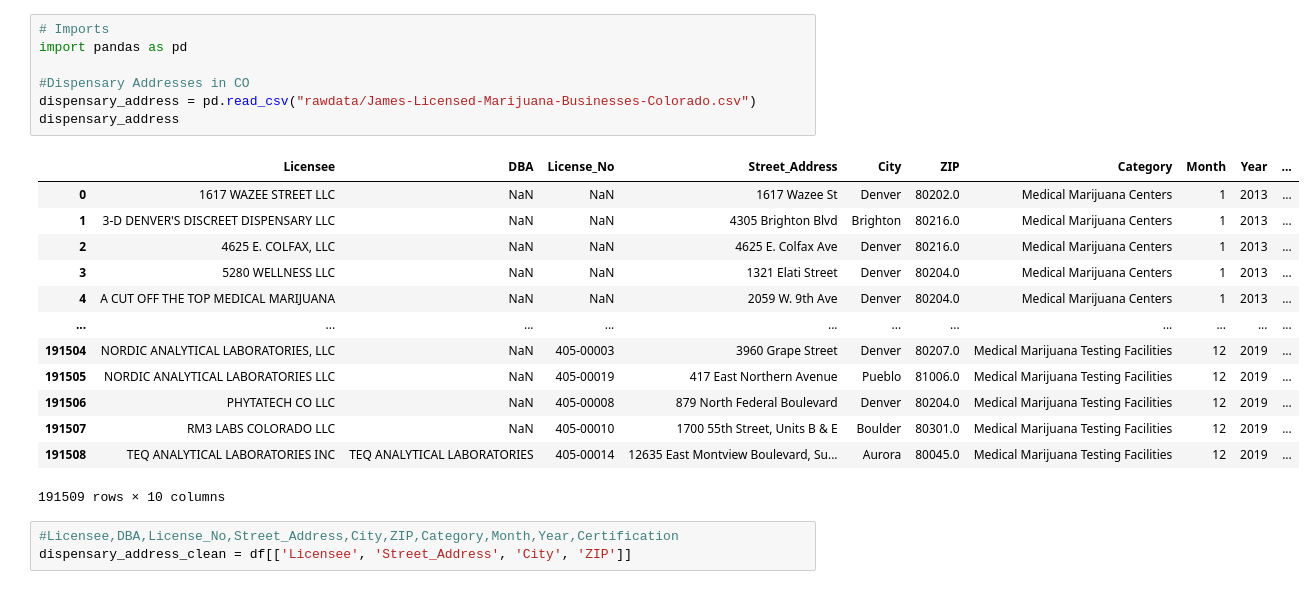
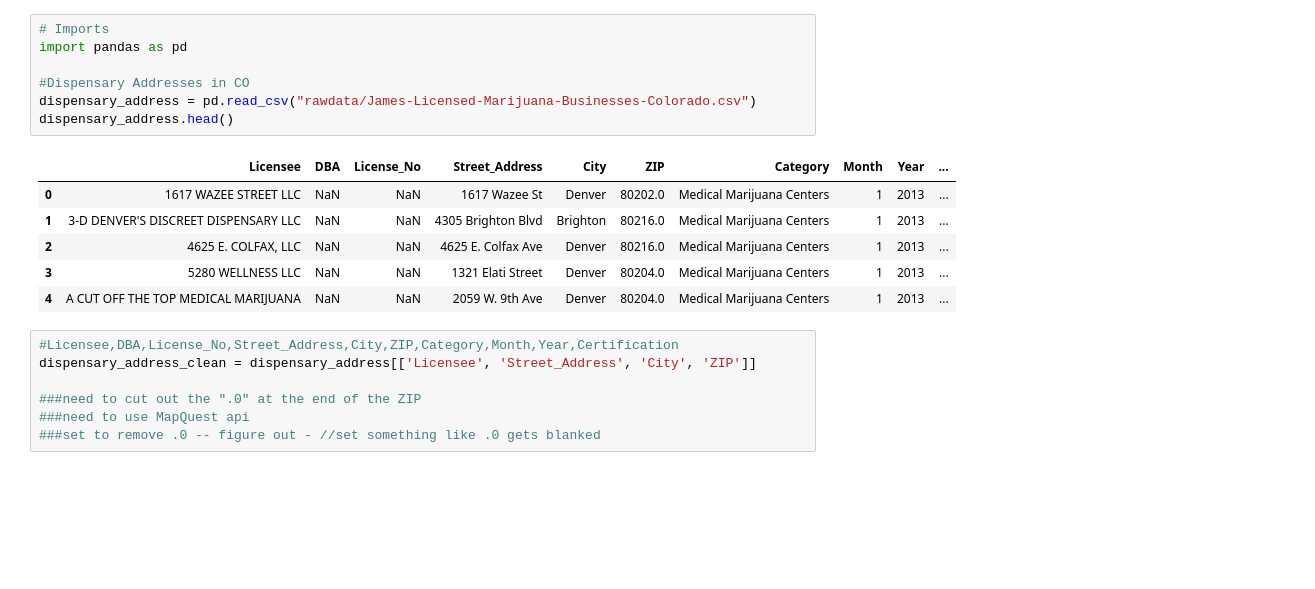
Before and after one commit to jtmcginley123/project-one, a Jupyter notebook: data/james_cleaning.ipynb, the cells around one changed output. Cells and saved outputs as stored; diff of their text form; blank space fills up the shorter version.

```diff
--- a/data/james_cleaning.ipynb
+++ b/data/james_cleaning.ipynb
@@ -1,25 +1,22 @@
 # %%
 # Imports
 import pandas as pd
 
 #Dispensary Addresses in CO
 dispensary_address = pd.read_csv("rawdata/James-Licensed-Marijuana-Businesses-Colorado.csv")
-dispensary_address
+dispensary_address.head()
 # %% [output]
 |  | Licensee | DBA | License_No | Street_Address | City | ZIP | Category | Month | Year | ... |
 | 0 | 1617 WAZEE STREET LLC | NaN | NaN | 1617 Wazee St | Denver | 80202.0 | Medical Marijuana Centers | 1 | 2013 | ... |
 | 1 | 3-D DENVER'S DISCREET DISPENSARY LLC | NaN | NaN | 4305 Brighton Blvd | Brighton | 80216.0 | Medical Marijuana Centers | 1 | 2013 | ... |
 | 2 | 4625 E. COLFAX, LLC | NaN | NaN | 4625 E. Colfax Ave | Denver | 80216.0 | Medical Marijuana Centers | 1 | 2013 | ... |
 | 3 | 5280 WELLNESS LLC | NaN | NaN | 1321 Elati Street | Denver | 80204.0 | Medical Marijuana Centers | 1 | 2013 | ... |
 | 4 | A CUT OFF THE TOP MEDICAL MARIJUANA | NaN | NaN | 2059 W. 9th Ave | Denver | 80204.0 | Medical Marijuana Centers | 1 | 2013 | ... |
-| ... | ... | ... | ... | ... | ... | ... | ... | ... | ... | ... |
-| 191504 | NORDIC ANALYTICAL LABORATORIES, LLC | NaN | 405-00003 | 3960 Grape Street | Denver | 80207.0 | Medical Marijuana Testing Facilities | 12 | 2019 | ... |
-| 191505 | NORDIC ANALYTICAL LABORATORIES LLC | NaN | 405-00019 | 417 East Northern Avenue | Pueblo | 81006.0 | Medical Marijuana Testing Facilities | 12 | 2019 | ... |
-| 191506 | PHYTATECH CO LLC | NaN | 405-00008 | 879 North Federal Boulevard | Denver | 80204.0 | Medical Marijuana Testing Facilities | 12 | 2019 | ... |
-| 191507 | RM3 LABS COLORADO LLC | NaN | 405-00010 | 1700 55th Street, Units B & E | Boulder | 80301.0 | Medical Marijuana Testing Facilities | 12 | 2019 | ... |
-| 191508 | TEQ ANALYTICAL LABORATORIES INC | TEQ ANALYTICAL LABORATORIES | 405-00014 | 12635 East Montview Boulevard, Su... | Aurora | 80045.0 | Medical Marijuana Testing Facilities | 12 | 2019 | ... |
-191509 rows × 10 columns
 # %%
 #Licensee,DBA,License_No,Street_Address,City,ZIP,Category,Month,Year,Certification
-dispensary_address_clean = df[['Licensee', 'Street_Address', 'City', 'ZIP']]
+dispensary_address_clean = dispensary_address[['Licensee', 'Street_Address', 'City', 'ZIP']]
+
+###need to cut out the ".0" at the end of the ZIP
+###need to use MapQuest api
+###set to remove .0 -- figure out - //set something like .0 gets blanked
 # %%
```
Also changed, not shown: parts of 5 cells of this notebook, 1 other file.
